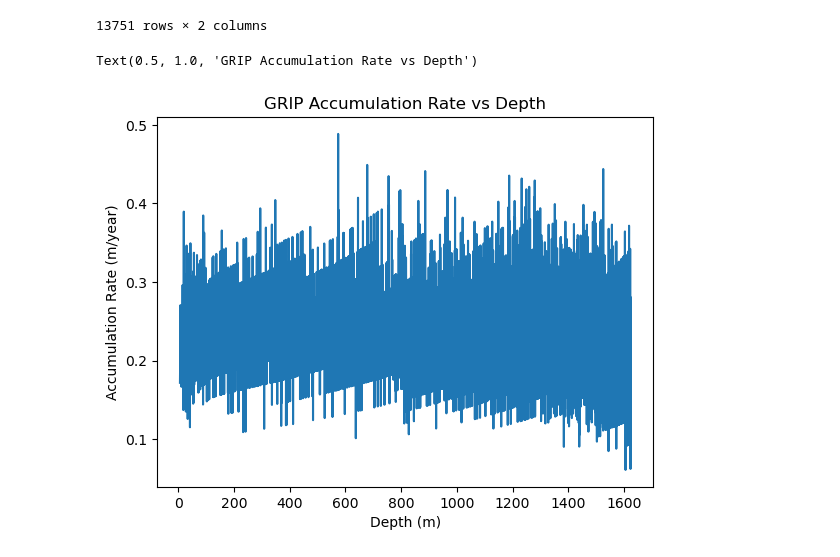
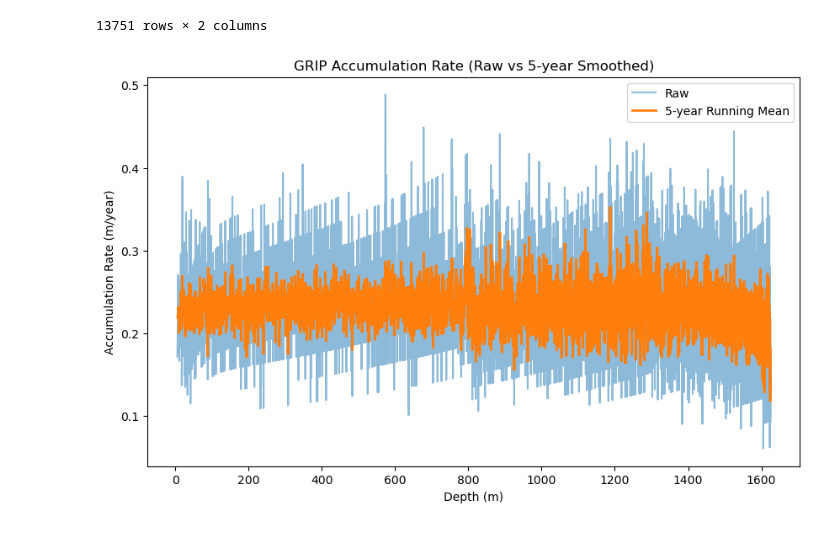
Before and after one commit to qmackay/BICC, a Jupyter notebook: Paleochrono BICC Work/Python Code/One-off/grip_accumulation_create.ipynb, the cells around one changed output. Saved outputs shown, nothing was run; the diff lists cells and outputs as text; code cells hidden in the pictures.

Commit message:
grip acc

```diff
--- a/Paleochrono BICC Work/Python Code/One-off/grip_accumulation_create.ipynb
+++ b/Paleochrono BICC Work/Python Code/One-off/grip_accumulation_create.ipynb
@@ -37,15 +37,23 @@ grip_density
 # %%
 # acc = thickness / thinning factor
 grip_accumulation['thinning'] = np.interp(grip_accumulation['depth'], grip_thinning['depth'], grip_thinning['thinning']) # Interpolate thinning factors to match depths
 grip_accumulation['density'] = np.interp(grip_accumulation['depth'], grip_density['depth'], grip_density['rel_dens']) # Interpolate density to match depths
 
 grip_accumulation['accumulation'] = (grip_accumulation['thick'] / grip_accumulation['thinning']) * grip_accumulation['density'] # Calculate accumulation rate
 
-plt.plot(grip_accumulation['depth'], grip_accumulation['accumulation']) # Plot accumulation rate vs depth
+# running mean
+grip_accumulation['accumulation_5yr'] = (
+    grip_accumulation['accumulation'].rolling(window=5, center=True).mean()
+)
+
+plt.figure(figsize=(10,6))
+plt.plot(grip_accumulation['depth'], grip_accumulation['accumulation'], label='Raw', alpha=0.5)
+plt.plot(grip_accumulation['depth'], grip_accumulation['accumulation_5yr'], label='5-year Running Mean', linewidth=2)
 plt.xlabel('Depth (m)')
 plt.ylabel('Accumulation Rate (m/year)')
-plt.title('GRIP Accumulation Rate vs Depth')
+plt.title('GRIP Accumulation Rate (Raw vs 5-year Smoothed)')
+plt.legend()
+plt.show()
 # %% [output]
-Text(0.5, 1.0, 'GRIP Accumulation Rate vs Depth')
-[figure, old version]
+[figure, new version]
 # %%
```
Also changed, not shown: parts of 7 cells of this notebook, 7 other files.
